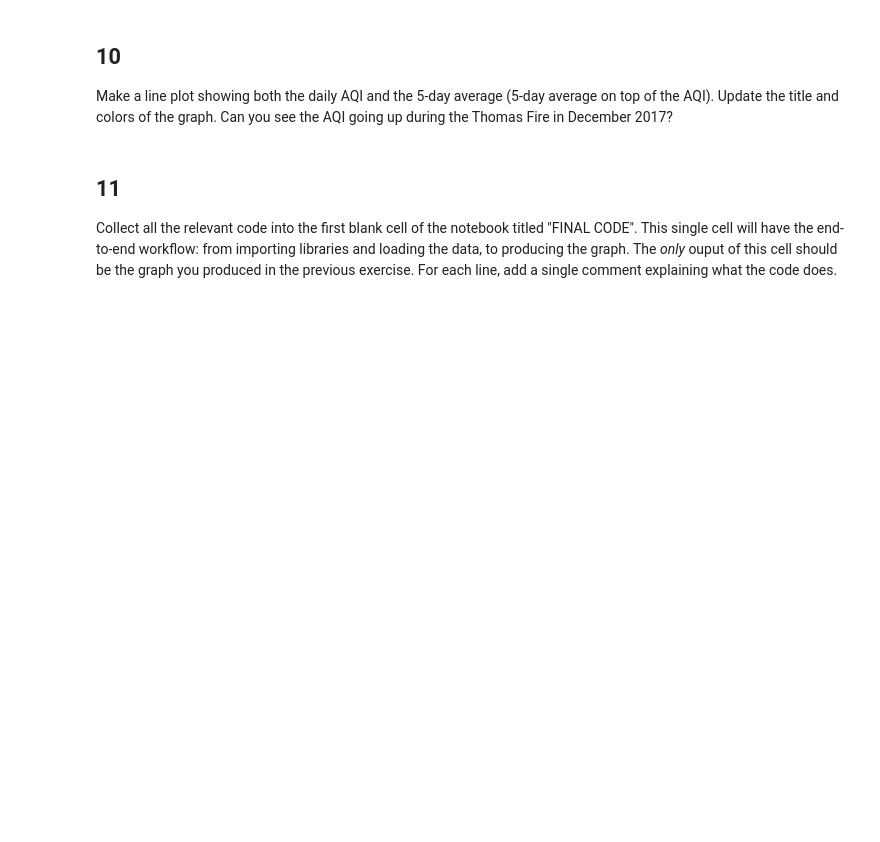
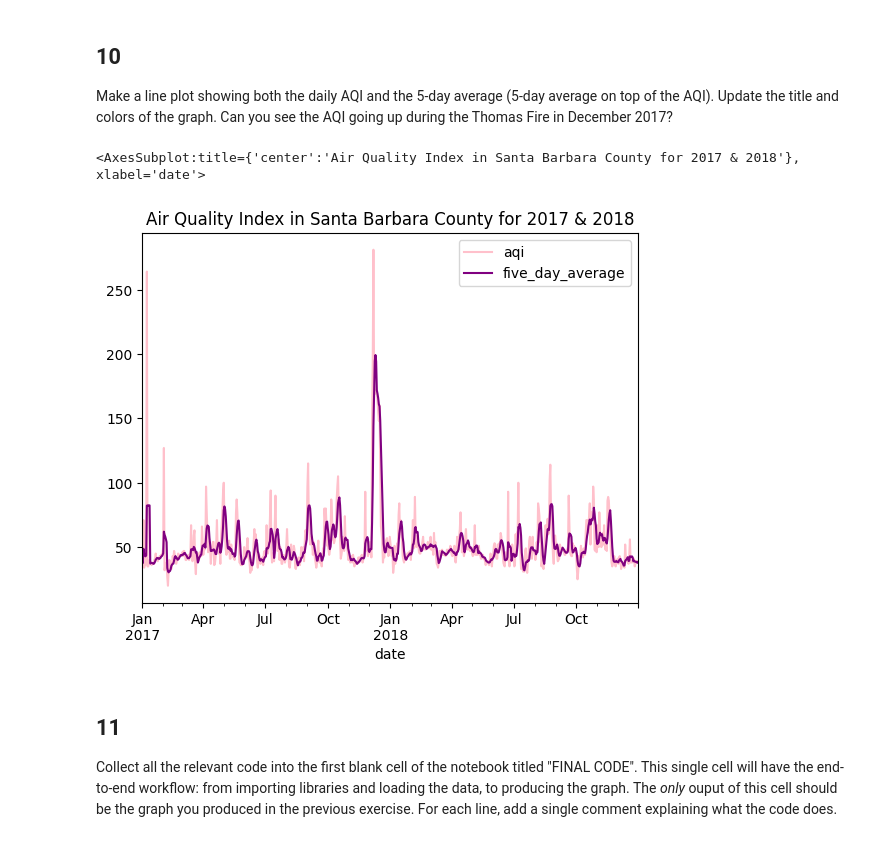
Before and after one commit to mwidas/eds220-hwk-2, a Jupyter notebook: hwk2-task2-aqi.ipynb, the cells around one changed output. Drawn from its saved outputs; the diff is of its cells as text; code cells hidden in the pictures; blank space fills up the shorter version.

```diff
--- a/hwk2-task2-aqi.ipynb
+++ b/hwk2-task2-aqi.ipynb
@@ -211,0 +224,6 @@ Without creating any new variables, add the mean of the AQI over a 5-day rolling
+# %%
+# created new column named five_day_average to aqi_sb
+aqi_sb['five_day_average'] = aqi_sb.aqi.rolling('5D').mean()
+
+# check to make sure the new column is present
+aqi_sb.head()
@@ -217,3 +241,12 @@ Make a line plot showing both the daily AQI and the 5-day average (5-day average
+# %%
+# use plot function to create a line graph of aqi and 5 day average aqi
+aqi_sb.plot(use_index=True,
+            y=['aqi', 'five_day_average'],
+            title='Air Quality Index in Santa Barbara County for 2017 & 2018',
+           color= ['pink', 'purple'])
+# %% [output]
+<AxesSubplot:title={'center':'Air Quality Index in Santa Barbara County for 2017 & 2018'}, xlabel='date'>
+[figure, added]
 # %% [markdown]
 ## 11
 
```
Also changed, not shown: parts of 4 cells of this notebook.
